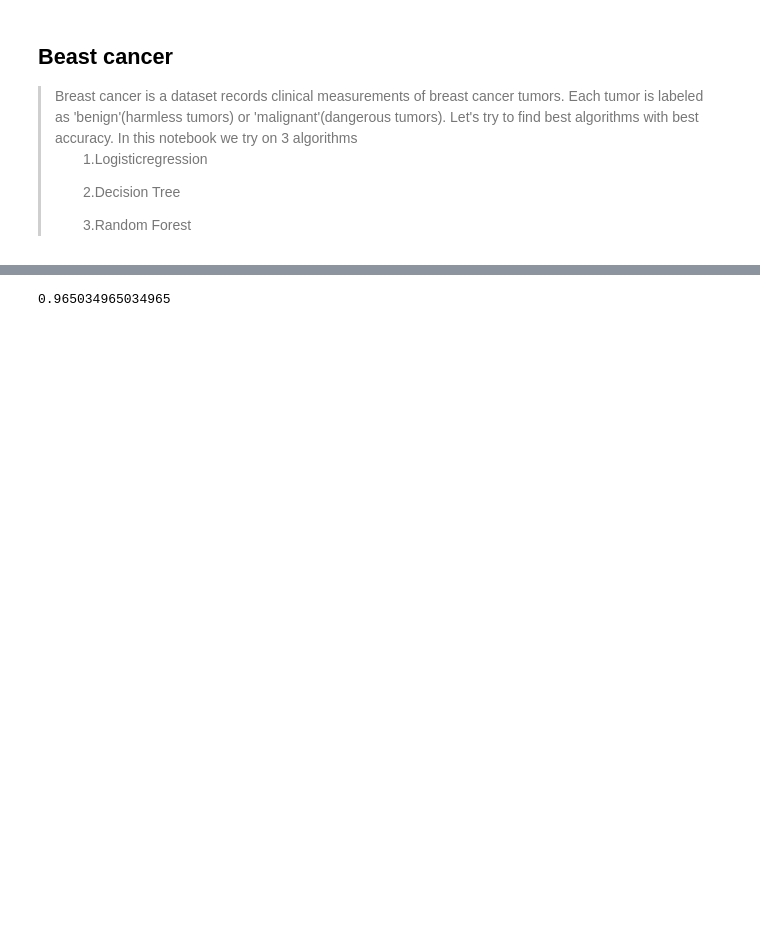
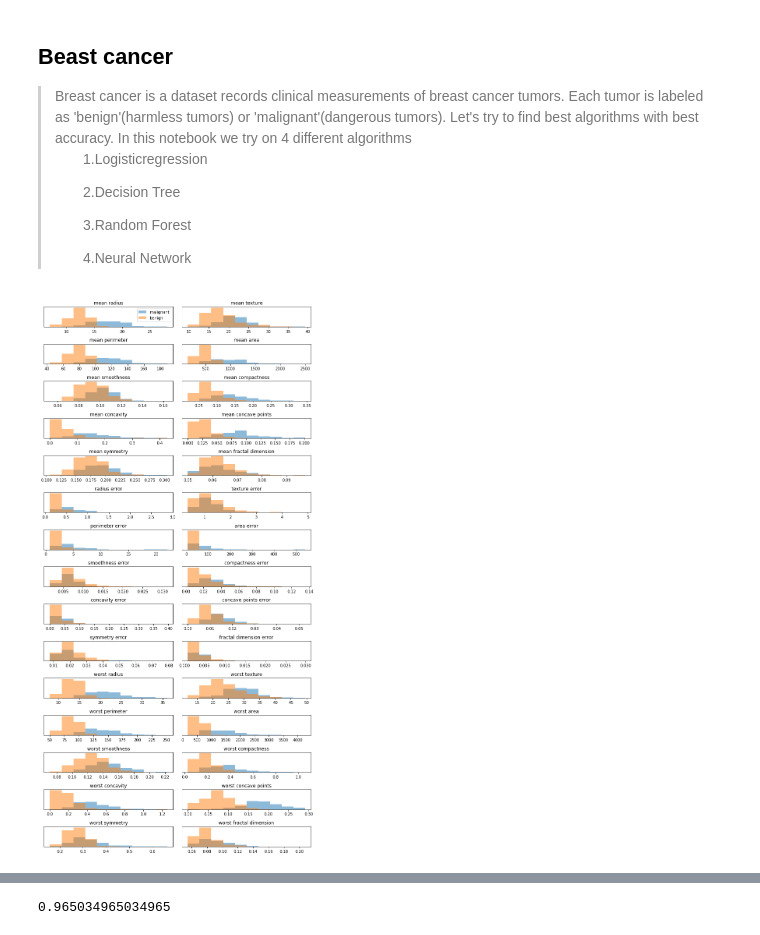
Before and after one commit to aomerkii/Cancer_Classification_comparing_multi_algo, a Jupyter notebook: cencer_classification.ipynb, the cells around one changed output, grey strips where cells are left out. Cells and saved outputs as stored; diff of their text form; code cells hidden in the pictures; blank space fills up the shorter version.

```diff
--- a/cencer_classification.ipynb
+++ b/cencer_classification.ipynb
@@ -1,8 +1,9 @@
 # %% [markdown]
 <h2>Beast cancer</h2>
-<blockquote>Breast cancer is a dataset records clinical measurements of breast cancer tumors. Each tumor is labeled as 'benign'(harmless tumors) or 'malignant'(dangerous tumors). Let's try to find best algorithms with best accuracy. In this notebook we try on 3 algorithms<br>
+<blockquote>Breast cancer is a dataset records clinical measurements of breast cancer tumors. Each tumor is labeled as 'benign'(harmless tumors) or 'malignant'(dangerous tumors). Let's try to find best algorithms with best accuracy. In this notebook we try on 4 different algorithms<br>
     <ol>1.Logisticregression</ol>
     <ol>2.Decision Tree</ol>
-    <ol>3.Random Forest
+    <ol>3.Random Forest</ol>
+    <ol>4.Neural Network
 # %%
 from sklearn.datasets import load_breast_cancer
@@ -17,0 +16,20 @@ X_train,X_test,y_train,y_test=train_test_split(cancer.data,cancer.target,stratif
+# %%
+import numpy as np
+fig,axes=plt.subplots(15,2,figsize=(10,20))
+malignant=cancer.data[cancer.target==0]
+benign=cancer.data[cancer.target==1]
+
+
+ax=axes.ravel()
+
+
+for i in range(30):
+    _,bins=np.histogram(cancer.data[:,i])
+    ax[i].hist(malignant[:,i],bins=bins,alpha=0.5)
+    ax[i].hist(benign[:,i],bins=bins,alpha=0.5)
+    ax[i].set_title(cancer.feature_names[i])
+    ax[i].set_yticks(())
+ax[0].legend(['malignant','benigh'])
+fig.tight_layout()
+# %% [output]
+[figure, added]
```
Also changed, not shown: parts of 15 cells of this notebook.
